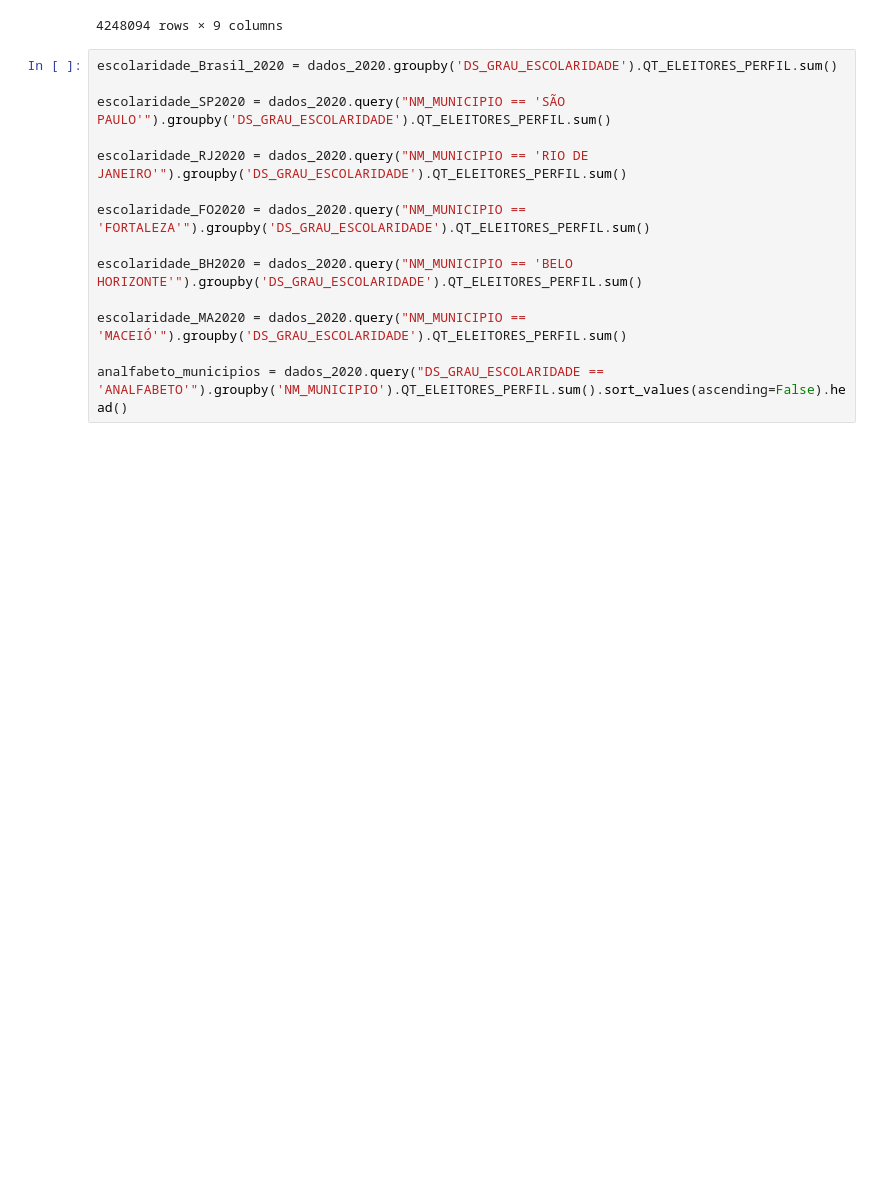
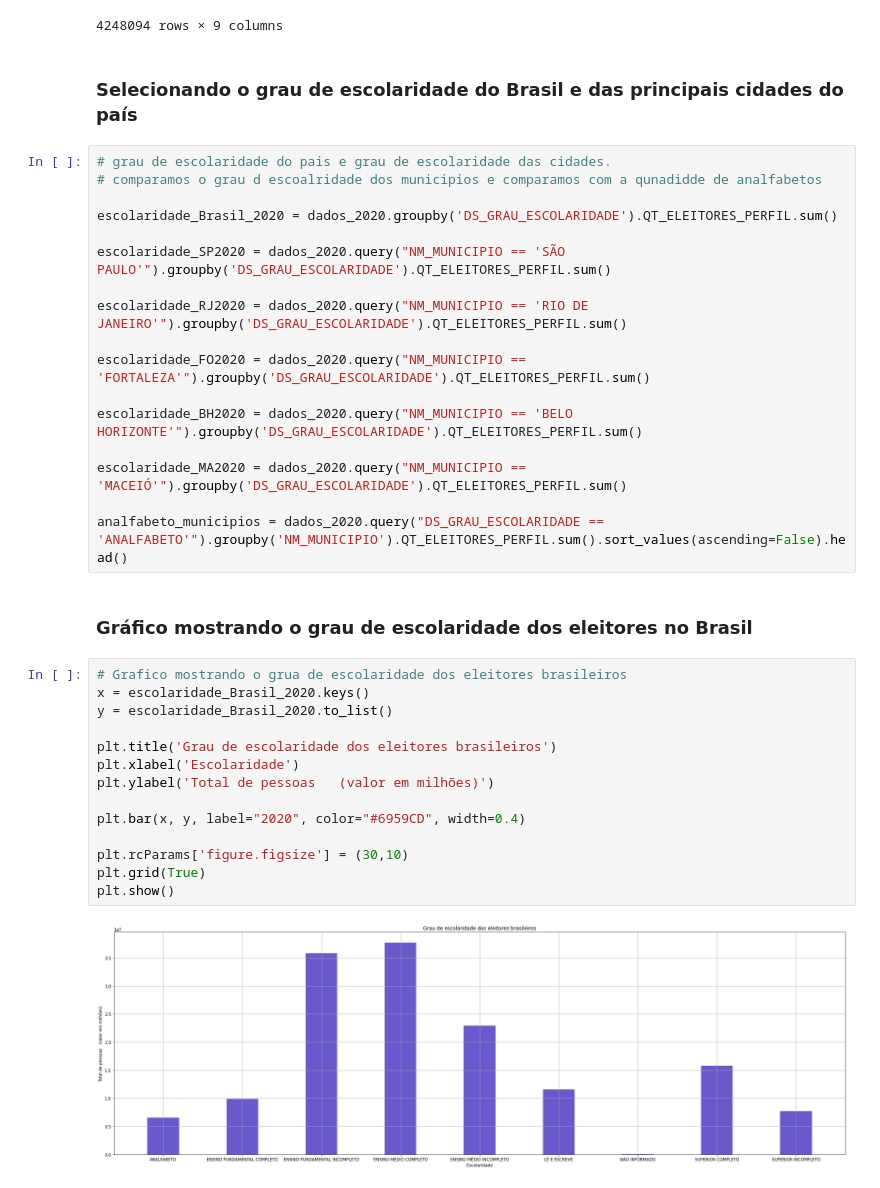
Before and after one commit to LuisGuilhermeSousa/Analise_de_Dados_Eleitorais, a Jupyter notebook: analise_dados_eleitorais.ipynb, the cells around one changed output. Saved outputs shown, nothing was run; the diff lists cells and outputs as text; blank space fills up the shorter version.

```diff
--- a/analise_dados_eleitorais.ipynb
+++ b/analise_dados_eleitorais.ipynb
@@ -23,7 +33,12 @@ dados_2020
 | 4248092 | 23:04:11 | BA | 30791 | BURITIRAMA | 77 | FEMININO | 45 a 49 anos | ... |
 | 4248093 | 23:04:11 | BA | 30791 | BURITIRAMA | 77 | FEMININO | 45 a 49 anos | ... |
 4248094 rows × 9 columns
+# %% [markdown]
+### Selecionando o grau de escolaridade do Brasil e das principais cidades do país
 # %%
+# grau de escolaridade do pais e grau de escolaridade das cidades.
+# comparamos o grau d escoalridade dos municipios e comparamos com a qunadidde de analfabetos
+
 escolaridade_Brasil_2020 = dados_2020.groupby('DS_GRAU_ESCOLARIDADE').QT_ELEITORES_PERFIL.sum()
 
 escolaridade_SP2020 = dados_2020.query("NM_MUNICIPIO == 'SÃO PAULO'").groupby('DS_GRAU_ESCOLARIDADE').QT_ELEITORES_PERFIL.sum()
@@ -37,3 +52,21 @@ escolaridade_BH2020 = dados_2020.query("NM_MUNICIPIO == 'BELO HORIZONTE'").group
 escolaridade_MA2020 = dados_2020.query("NM_MUNICIPIO == 'MACEIÓ'").groupby('DS_GRAU_ESCOLARIDADE').QT_ELEITORES_PERFIL.sum()
 
 analfabeto_municipios = dados_2020.query("DS_GRAU_ESCOLARIDADE == 'ANALFABETO'").groupby('NM_MUNICIPIO').QT_ELEITORES_PERFIL.sum().sort_values(ascending=False).head()
+# %% [markdown]
+### Gráfico mostrando o grau de escolaridade dos eleitores no Brasil
+# %%
+# Grafico mostrando o grua de escolaridade dos eleitores brasileiros
+x = escolaridade_Brasil_2020.keys()
+y = escolaridade_Brasil_2020.to_list()
+
+plt.title('Grau de escolaridade dos eleitores brasileiros')
+plt.xlabel('Escolaridade')
+plt.ylabel('Total de pessoas   (valor em milhões)')
+
+plt.bar(x, y, label="2020", color="#6959CD", width=0.4)
+
+plt.rcParams['figure.figsize'] = (30,10)
+plt.grid(True)
+plt.show()
+# %% [output]
+[figure, added]
```
Also changed, not shown: parts of 21 cells of this notebook.
